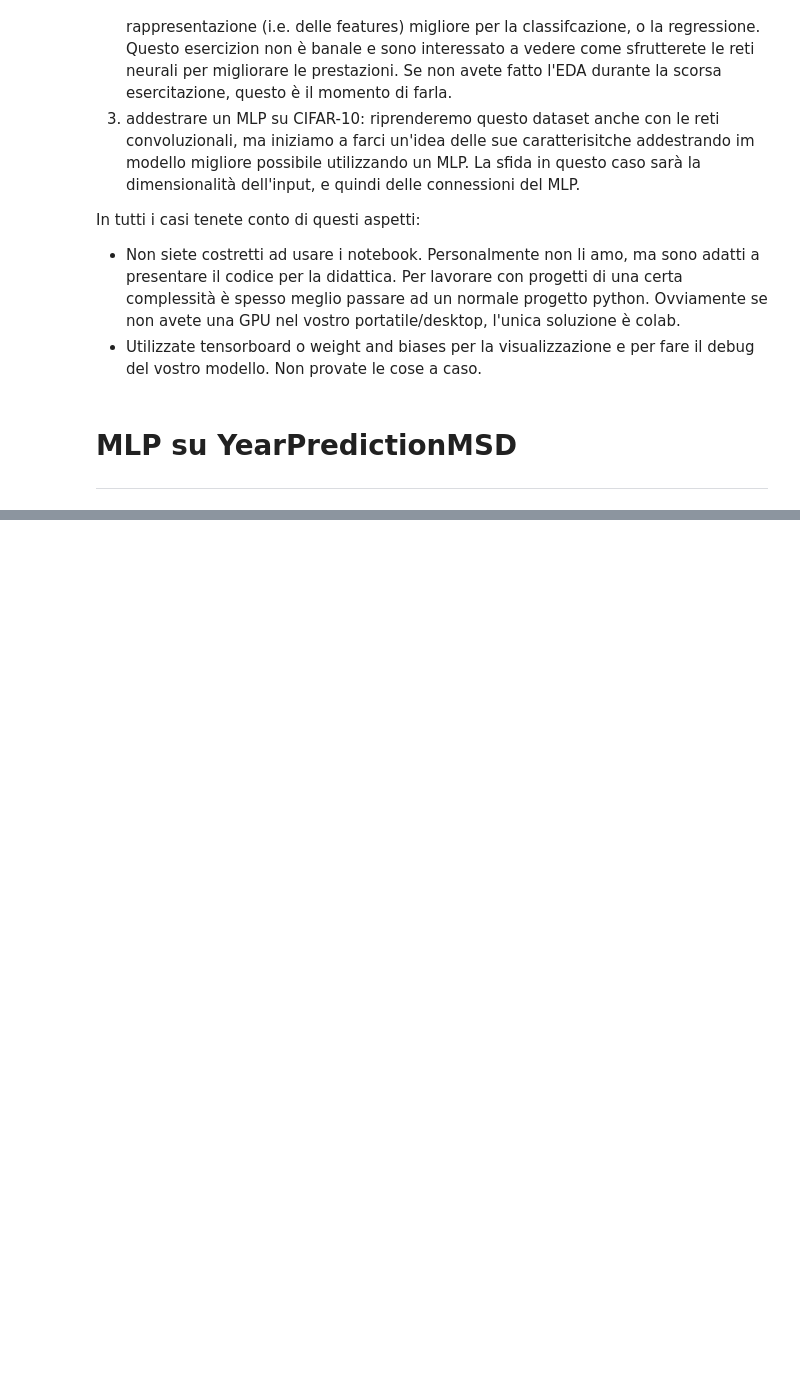
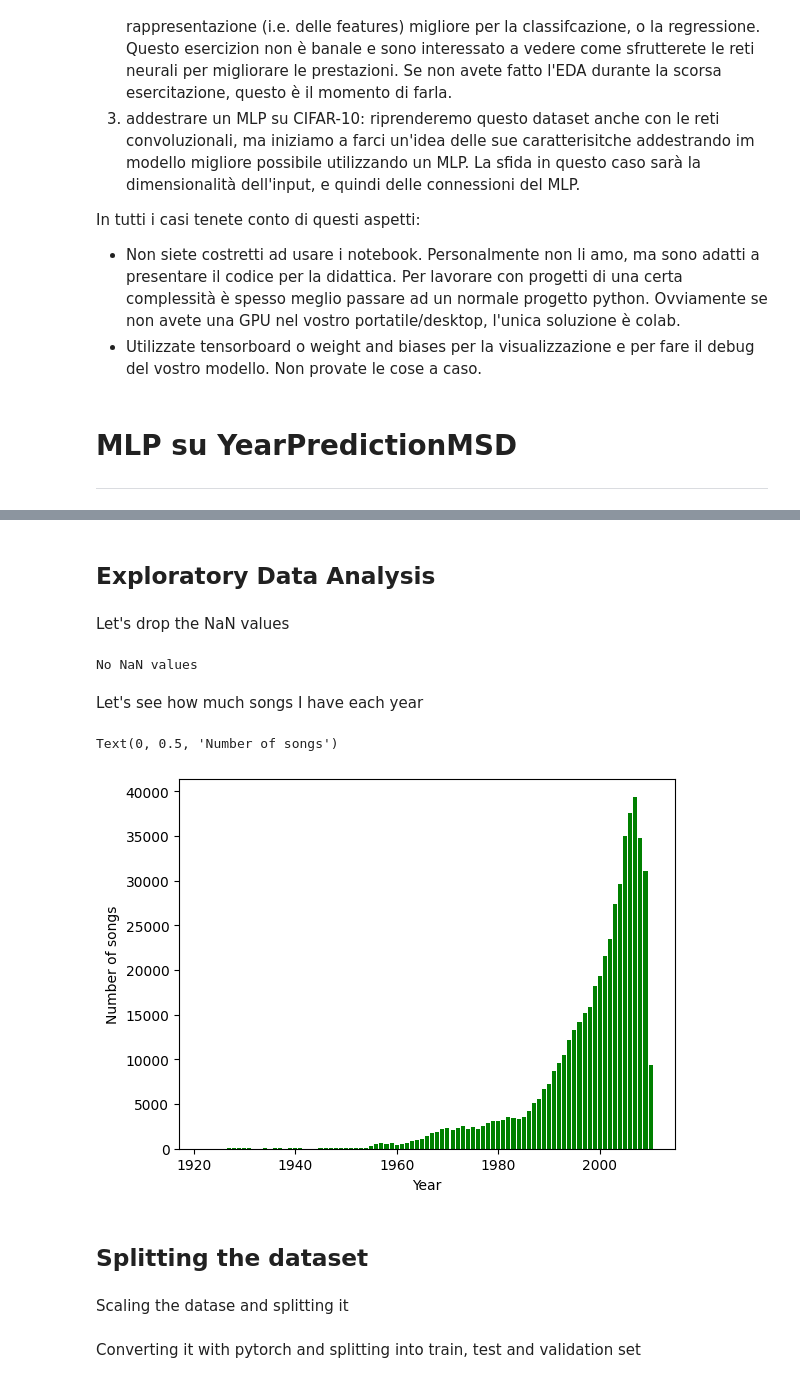
Before and after one commit to timpdotd/LabIAGI_1950722, a Jupyter notebook: Esercitazione_7/MLP_YearPredictionMSD_1950722.ipynb, the cells around one changed output, grey strips where cells are left out. Drawn from its saved outputs; the diff is of its cells as text; code cells hidden in the pictures; blank space fills up the shorter version.

Commit message:
progresses in YearPrediciton with MPL

```diff
--- a/Esercitazione_7/MLP_YearPredictionMSD_1950722.ipynb
+++ b/Esercitazione_7/MLP_YearPredictionMSD_1950722.ipynb
@@ -34,0 +76,17 @@ In tutti i casi tenete conto di questi aspetti:
+# %%
+# Dataset on github
+url = 'https://media.githubusercontent.com/media/timpdotd/LabIAGI_1950722/main/Esercitazione_6/data/YearPredictionMSD.txt'
+
+# Names of the features: the first is the year and the other 90 are timbres
+features = ['year', 't1', 't2', 't3', 't4', 't5', 't6', 't7', 't8', 't9', 't10',
+            't11', 't12', 't13', 't14', 't15', 't16', 't17', 't18', 't19', 't20',
+            't21', 't22', 't23', 't24', 't25', 't26', 't27', 't28', 't29', 't30',
+            't31', 't32', 't33', 't34', 't35', 't36 ', 't37', 't38', 't39', 't40',
+            't41', 't42', 't43', 't44', 't45', 't46', 't47', 't48', 't49', 't50',
+            't51', 't52', 't53' , 't54', 't55', 't56', 't57', 't58', 't59', 't60',
+            't61', 't62', 't63', 't64', 't65', 't66', 't67', 't68', 't69', 't70',
+            't71', 't72', 't73', 't74', 't75', 't76', 't77', 't78', 't79', 't80',
+            't81', 't82', 't83', 't84', 't85', 't86', 't87', 't88', 't89', 't90']
+
+df = pd.read_csv(url, names=features)
+df.describe()
@@ -34,0 +138,33 @@ In tutti i casi tenete conto di questi aspetti:
+# %% [markdown]
+## Exploratory Data Analysis
+# %% [markdown]
+Let's drop the NaN values
+# %%
+count_NaN = df.isna().sum().sum()
+
+if count_NaN > 0:
+  df = df.dropna
+  print(f"Number of NaN dropped: {count_NaN}")
+else:
+  print("No NaN values")
+# %% [output]
+No NaN values
+# %% [markdown]
+Let's see how much songs I have each year
+# %%
+songs_in_year = {}
+Y = df.iloc[:,0].values
+years = range(min(Y), max(Y))
+for y in years:
+  songs_in_year[y] = len(df[df.year == y])
+values = [songs_in_year[y] for y in years]
+plt.bar(years, values, align='center', color='Green')
+plt.xlabel('Year')
+plt.ylabel('Number of songs')
+# %% [output]
+Text(0, 0.5, 'Number of songs')
+[figure, added]
+# %% [markdown]
+## Splitting the dataset
+# %% [markdown]
+Scaling the datase and splitting it
@@ -34,0 +190,2 @@ In tutti i casi tenete conto di questi aspetti:
+# %% [markdown]
+Converting it with pytorch and splitting into train, test and validation set
```
Also changed, not shown: parts of 26 cells of this notebook.
